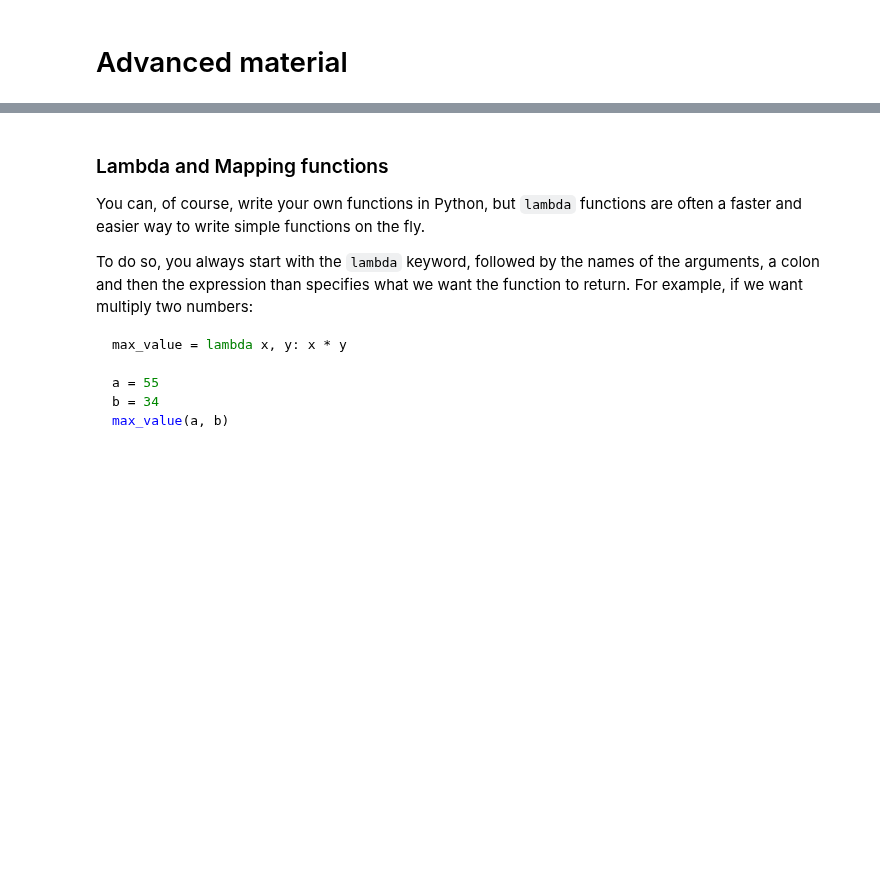
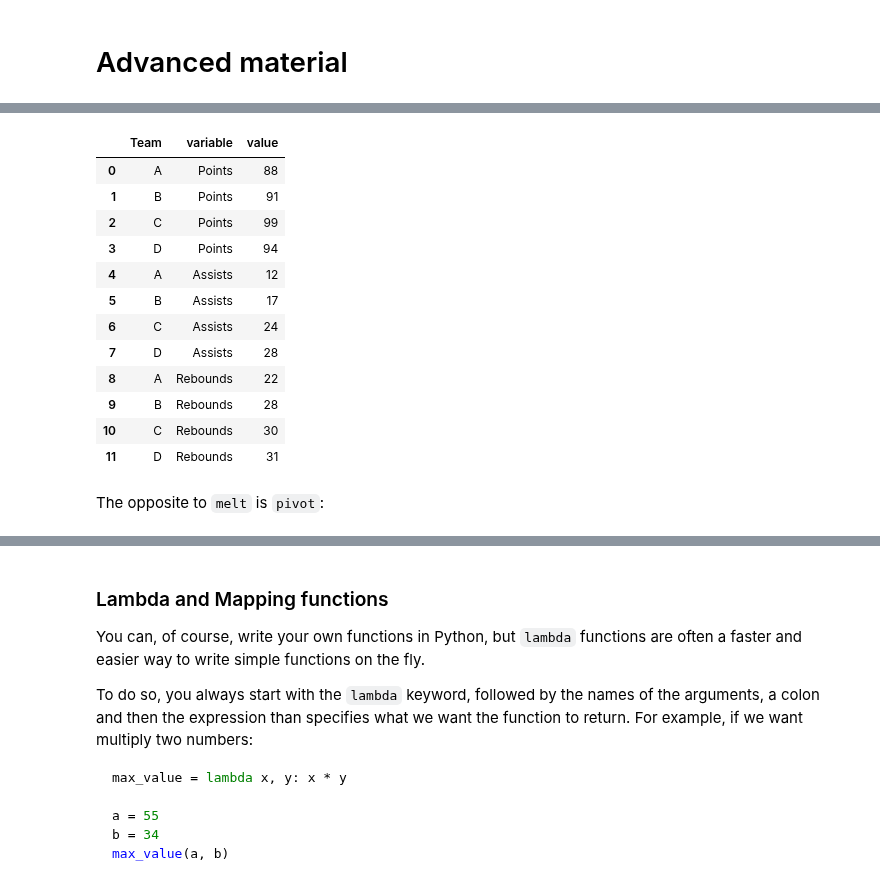
Before and after one commit to Center-for-Health-Data-Science/PythonTsunami, a Jupyter notebook: Pandas/Pandas_HZ.ipynb, the cells around one changed output, grey strips where cells are left out. Cells and saved outputs as stored; diff of their text form; code cells hidden in the pictures; blank space fills up the shorter version.

```diff
--- a/Pandas/Pandas_HZ.ipynb
+++ b/Pandas/Pandas_HZ.ipynb
@@ -1126,0 +1129,10 @@
+# %%
+wide_ls = [
+    ['A', 88, 12, 22],
+    ['B', 91, 17, 28],
+    ['C', 99, 24, 30],
+    ['D', 94, 28, 31]
+]
+
+wide = pd.DataFrame(wide_ls, columns=['Team', 'Points', 'Assists', 'Rebounds'])
+wide
@@ -1126,0 +1145,19 @@
+# %%
+long = pd.melt(wide, id_vars=['Team'])
+long
+# %% [output]
+|  | Team | variable | value |
+| 0 | A | Points | 88 |
+| 1 | B | Points | 91 |
+| 2 | C | Points | 99 |
+| 3 | D | Points | 94 |
+| 4 | A | Assists | 12 |
+| 5 | B | Assists | 17 |
+| 6 | C | Assists | 24 |
+| 7 | D | Assists | 28 |
+| 8 | A | Rebounds | 22 |
+| 9 | B | Rebounds | 28 |
+| 10 | C | Rebounds | 30 |
+| 11 | D | Rebounds | 31 |
+# %% [markdown]
+The opposite to `melt` is `pivot`:
```
Also changed, not shown: parts of 19 cells of this notebook.
